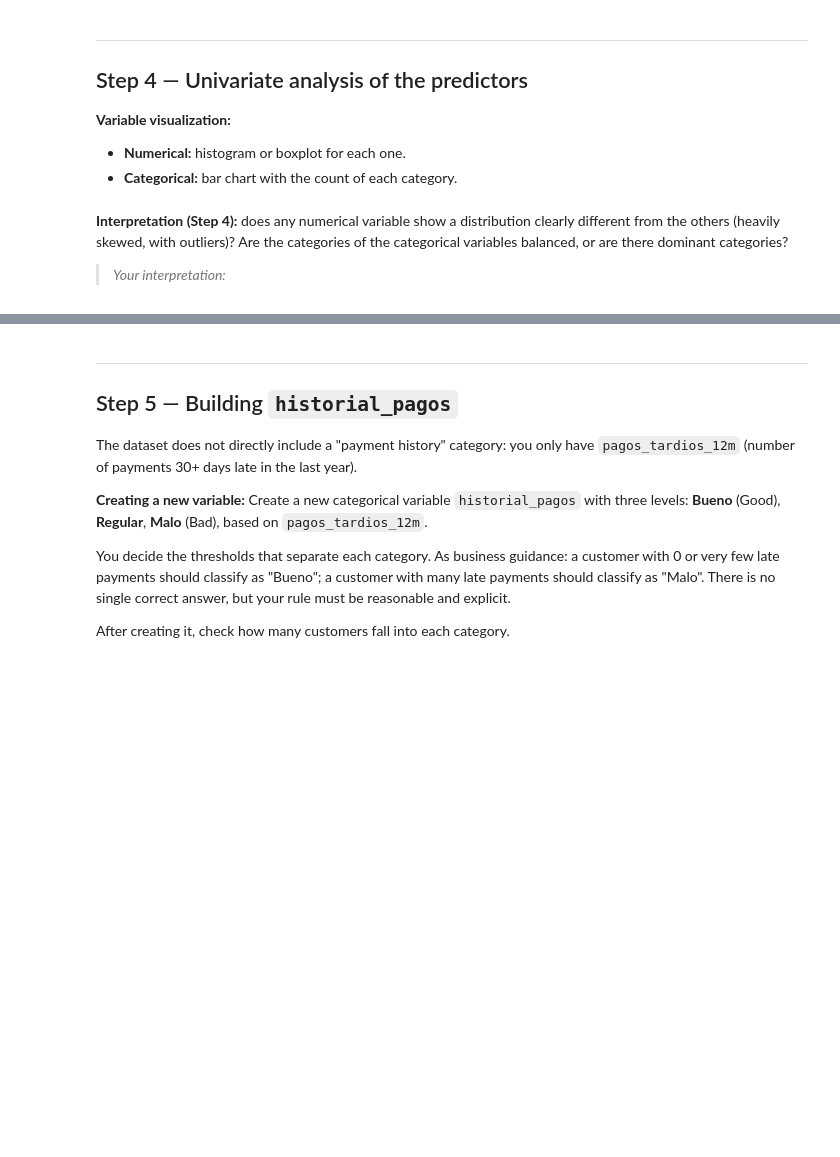
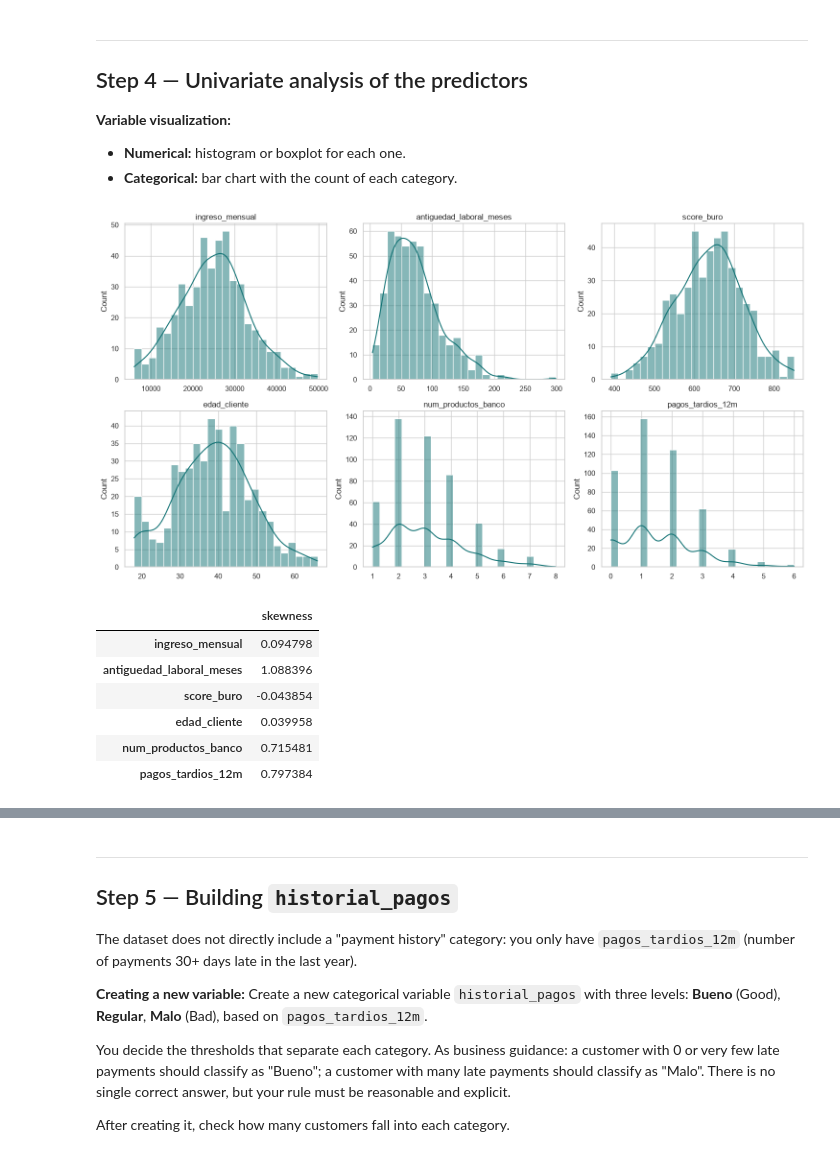
Before and after one commit to RemiH06/AdR, a Jupyter notebook: Tareas/HW3_EDA_Customer_Credit.ipynb, the cells around one changed output, grey strips where cells are left out. Cells and saved outputs as stored; diff of their text form; code cells hidden in the pictures; blank space fills up the shorter version.

```diff
--- a/Tareas/HW3_EDA_Customer_Credit.ipynb
+++ b/Tareas/HW3_EDA_Customer_Credit.ipynb
@@ -288,10 +364,26 @@ mean vs. the median, and the skewness value: is it reasonable to treat
 
 - **Numerical:** histogram or boxplot for each one.
 - **Categorical:** bar chart with the count of each category.
-# %% [markdown]
-**Interpretation (Step 4):** does any numerical variable show a
-distribution clearly different from the others (heavily skewed, with
-outliers)? Are the categories of the categorical variables balanced, or are
-there dominant categories?
-
-> _Your interpretation:_
+# %%
+# Numerical predictors
+num_cols = ["ingreso_mensual", "antiguedad_laboral_meses", "score_buro",
+            "edad_cliente", "num_productos_banco", "pagos_tardios_12m"]
+
+fig, axes = plt.subplots(2, 3, figsize=(15, 8))
+for ax, col in zip(axes.ravel(), num_cols):
+    sns.histplot(cdf[col], bins=25, kde=True, color=TEAL, ax=ax)
+    ax.set_title(col)
+    ax.set_xlabel("")
+plt.tight_layout()
+plt.show()
+
+cdf[num_cols].skew().rename("skewness").to_frame()
+# %% [output]
+[figure, added]
+|  | skewness |
+| ingreso_mensual | 0.094798 |
+| antiguedad_laboral_meses | 1.088396 |
+| score_buro | -0.043854 |
+| edad_cliente | 0.039958 |
+| num_productos_banco | 0.715481 |
+| pagos_tardios_12m | 0.797384 |
```
Also changed, not shown: parts of 21 cells of this notebook, 2 other files.
